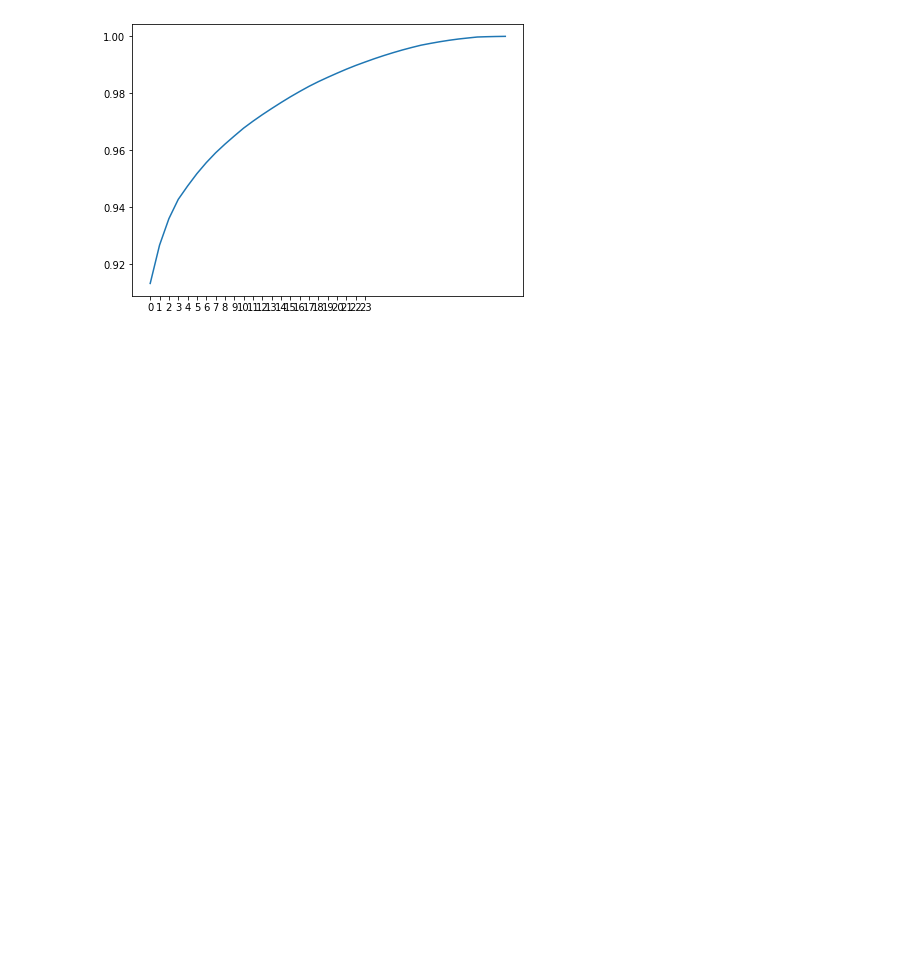
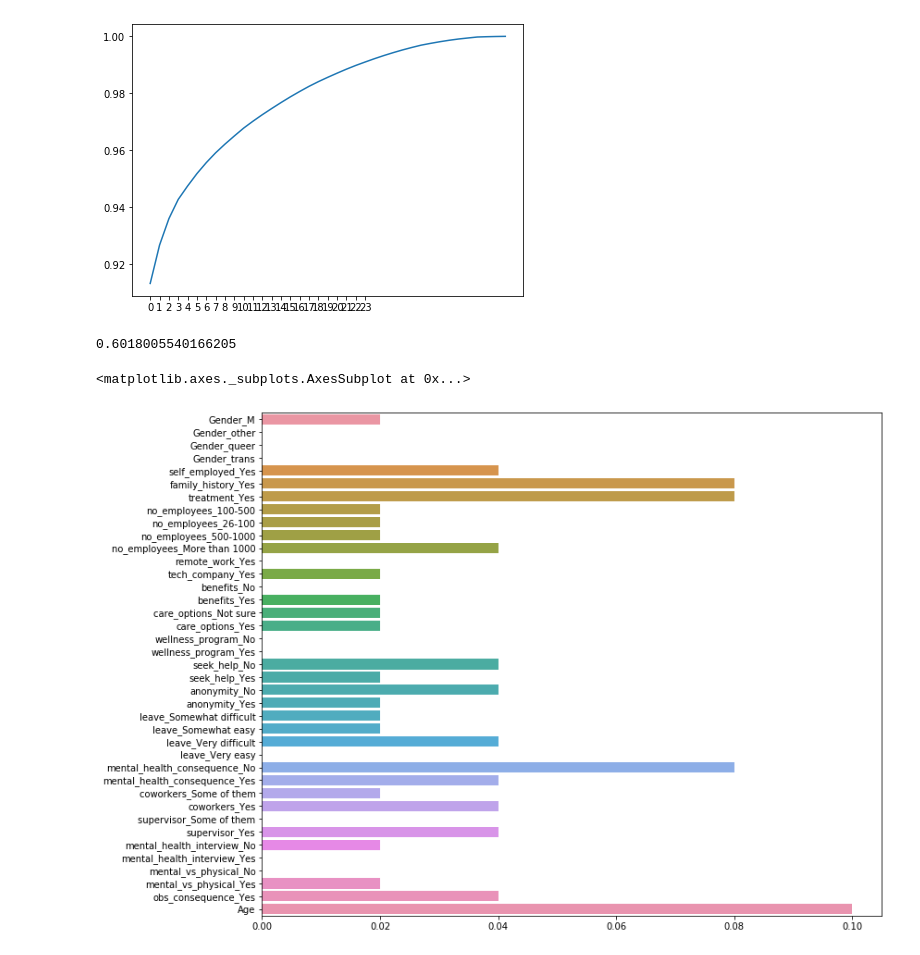
Before and after one commit to ChuckPryor/MentalHealth, a Jupyter notebook: data_prep.ipynb, the cells around one changed output. Drawn from its saved outputs; the diff is of its cells as text; code cells hidden in the pictures; blank space fills up the shorter version.

```diff
--- a/data_prep.ipynb
+++ b/data_prep.ipynb
@@ -291,3 +346,15 @@ plt.xticks(range(24))
 plt.show()
 # %% [output]
 [figure]
+# %%
+from sklearn.ensemble import AdaBoostClassifier
+abc = AdaBoostClassifier(n_estimators=50)
+# %%
+boost_model = abc.fit(X_sampled, y_sampled)
+# %%
+boost_model.score(X_sampled, y_sampled)
+# %% [output]
+0.6018005540166205
+# %%
+boost_features = boost_model.feature_importances_
+boost_columns = X_sampled.columns
@@ -293,0 +363,6 @@ plt.show()
+# %%
+plt.figure(figsize=(12, 10))
+sns.barplot(boost_features, boost_columns)
+# %% [output]
+<matplotlib.axes._subplots.AxesSubplot at 0x...>
+[figure, added]
```
Also changed, not shown: parts of 19 cells of this notebook.
